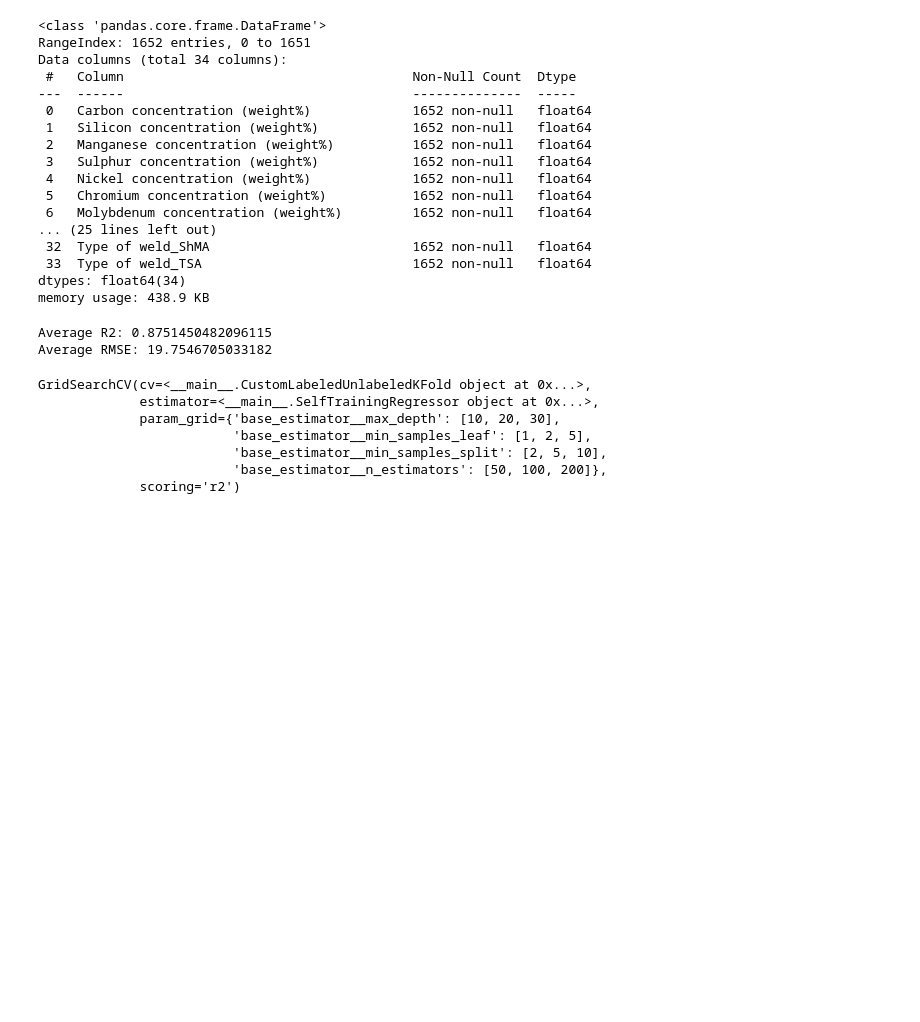
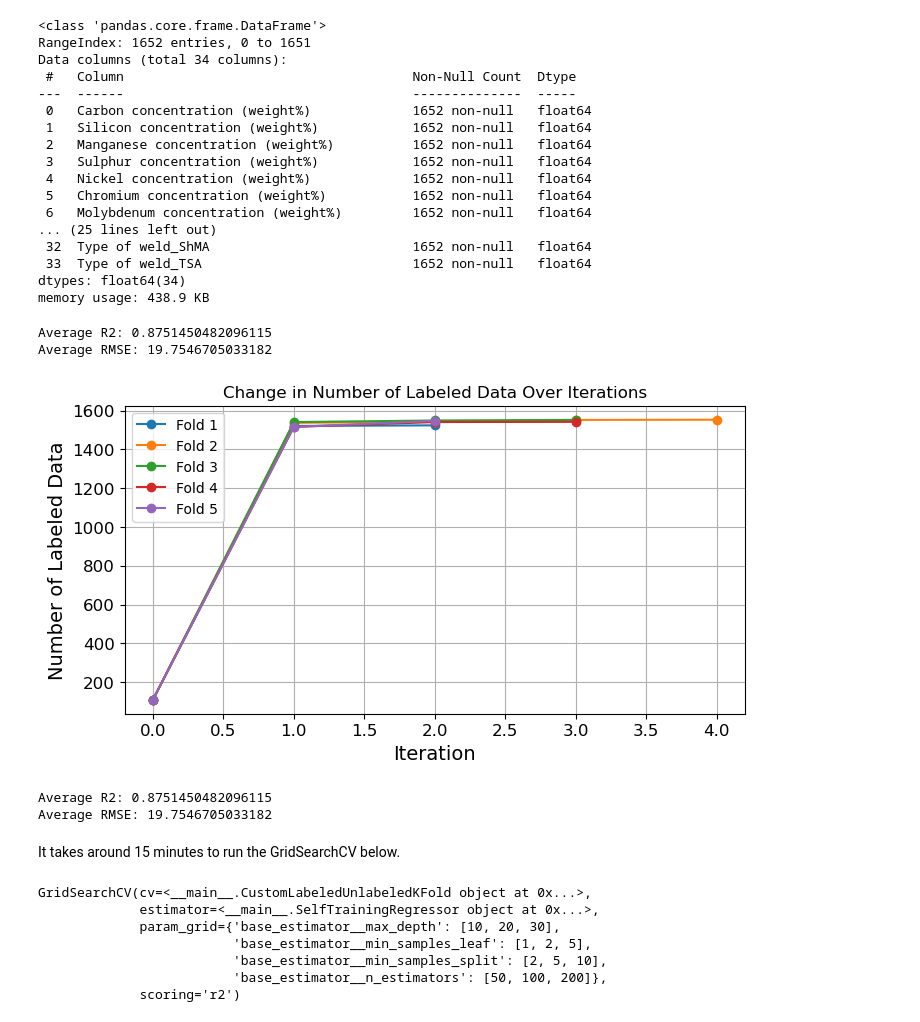
Before and after one commit to elbarhichi/Welding-Quality-Prediction, a Jupyter notebook: ML_PROJECT_yuxian_ssl.ipynb, the cells around one changed output. Drawn from its saved outputs; the diff is of its cells as text; code cells hidden in the pictures; blank space fills up the shorter version.

```diff
--- a/ML_PROJECT_yuxian_ssl.ipynb
+++ b/ML_PROJECT_yuxian_ssl.ipynb
@@ -618,6 +651,62 @@ print(f"Average RMSE: {average_rmse}")
 # %% [output]
 Average R2: 0.8751450482096115
 Average RMSE: 19.7546705033182
+# %%
+# With plotting the change of the number of labeled data
+n_splits = 5
+kf = KFold(n_splits=n_splits, shuffle=True, random_state=42)
+
+labeled_mask = ~y.isna()
+X_labeled = X[labeled_mask]
+y_labeled = y[labeled_mask]
+X_unlabeled = X[~labeled_mask]
+
+rf = RandomForestRegressor(random_state=42)
+self_training_regressor = SelfTrainingRegressor(base_estimator=rf, rmse_threshold=std_y_rf)
+
+scores_r2 = np.empty(n_splits)
+scores_rmse = np.empty(n_splits)
+
+labeled_data_log = [] # Arrays to store the number of labeled data at each iteration for plotting
+
+for fold, (train_index, test_index) in enumerate(kf.split(X_labeled)):
+    X_train_labeled = X_labeled.iloc[train_index].reset_index(drop=True)
+    y_train_labeled = y_labeled.iloc[train_index].reset_index(drop=True)
+    X_test_labeled = X_labeled.iloc[test_index].reset_index(drop=True)
+    y_test_labeled = y_labeled.iloc[test_index].reset_index(drop=True)
+
+    X_train_full = pd.concat([X_train_labeled, X_unlabeled], axis=0).reset_index(drop=True)
+    y_train_full = pd.concat([y_train_labeled, pd.Series([np.nan] * len(X_unlabeled))], axis=0).reset_index(drop=True)
+
+    # Fit the model with both labeled and unlabeled data and log the number of labeled data
+    labeled_data_log_fold = self_training_regressor.fit_and_log_labeled_data(X_train_full, y_train_full)
+    labeled_data_log.append(labeled_data_log_fold)
+
+    y_pred = self_training_regressor.predict(X_test_labeled)
+
+    scores_r2[fold] = r2_score(y_test_labeled, y_pred)
+    scores_rmse[fold] = root_mean_squared_error(y_test_labeled, y_pred)
+
+# Plotting the change in the number of labeled data over iterations for each fold
+plt.figure(figsize=(8, 4))
+for i, log in enumerate(labeled_data_log):
+    plt.plot(range(len(log)), log, marker='o', label=f'Fold {i+1}')
+
+plt.title('Change in Number of Labeled Data Over Iterations')
+plt.xlabel('Iteration')
+plt.ylabel('Number of Labeled Data')
+plt.legend()
+plt.grid(True)
+plt.show()
+
+average_r2 = np.nanmean(scores_r2)
+average_rmse = np.nanmean(scores_rmse)
+print(f"Average R2: {average_r2}")
+print(f"Average RMSE: {average_rmse}")
+# %% [output]
+[figure, added]
+Average R2: 0.8751450482096115
+Average RMSE: 19.7546705033182
 # %%
 class CustomLabeledUnlabeledKFold:
     def __init__(self, n_splits=5, shuffle=True, random_state=None):
@@ -642,6 +731,8 @@ class CustomLabeledUnlabeledKFold:
             val_indices = labeled_indices[labeled_val_idx].to_list()
 
             yield train_indices, val_indices
+# %% [markdown]
+It takes around 15 minutes to run the GridSearchCV below.
 # %%
 X_train_labeled, X_test_labeled, y_train_labeled, y_test_labeled = train_test_split(
     X_labeled, y_labeled, test_size=0.2, random_state=42)
```
Also changed, not shown: parts of 6 cells of this notebook.
